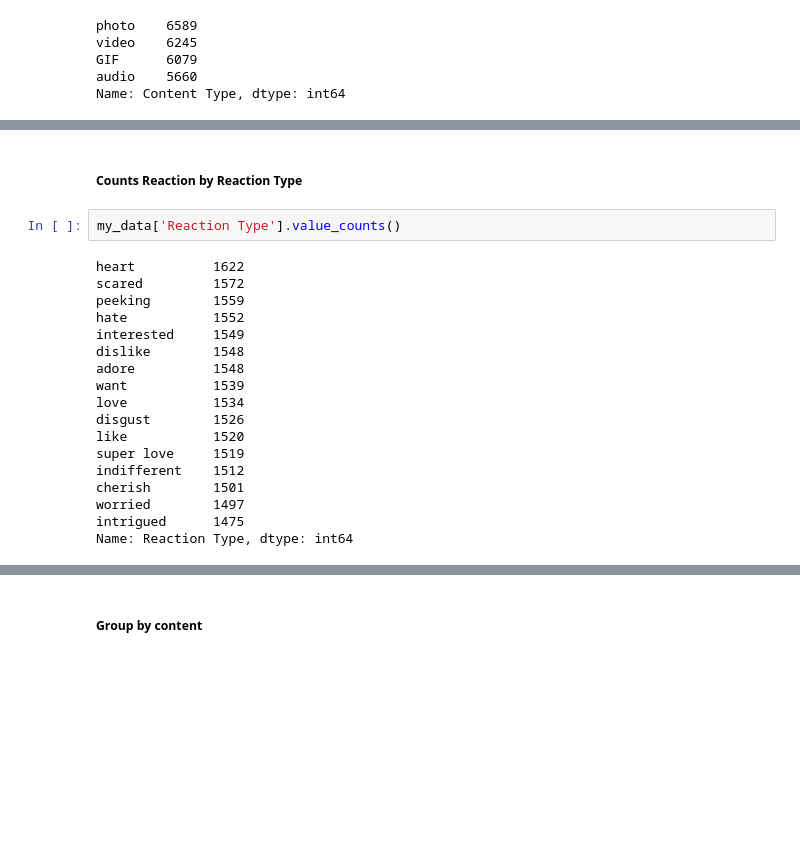
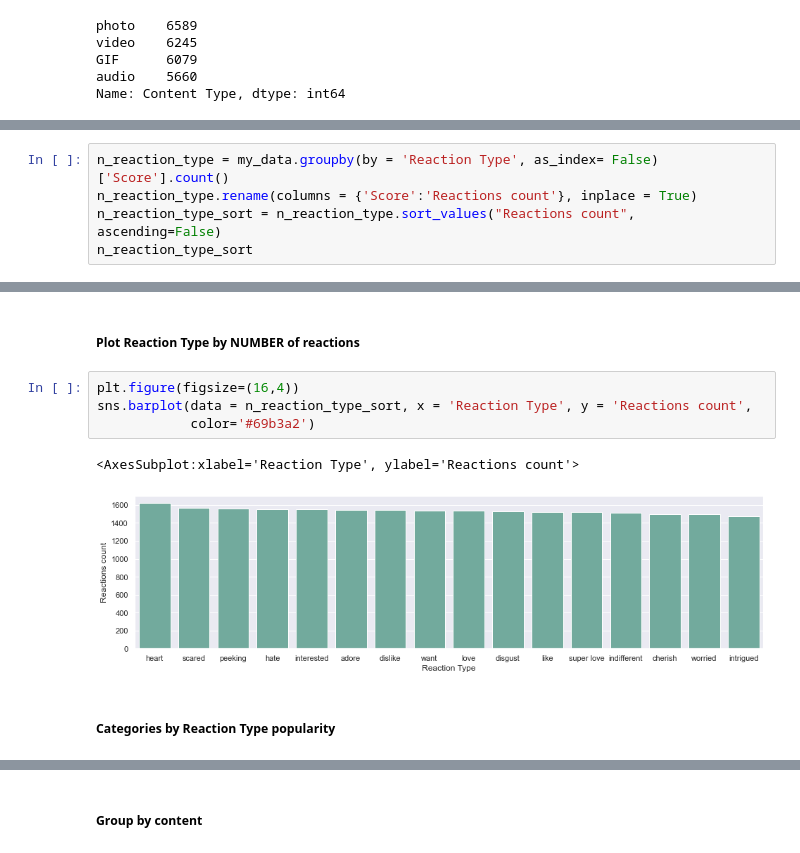
Before and after one commit to deborabastos/accenture_data_analytics, a Jupyter notebook: 2.accenture_data_analysis.ipynb, the cells around one changed output, grey strips where cells are left out. Saved outputs shown, nothing was run; the diff lists cells and outputs as text; blank space fills up the shorter version.

Commit message:
working on graphics

```diff
--- a/2.accenture_data_analysis.ipynb
+++ b/2.accenture_data_analysis.ipynb
@@ -214,0 +148,5 @@ Name: Content Type, dtype: int64
+# %%
+n_reaction_type = my_data.groupby(by = 'Reaction Type', as_index= False)['Score'].count()
+n_reaction_type.rename(columns = {'Score':'Reactions count'}, inplace = True)
+n_reaction_type_sort = n_reaction_type.sort_values("Reactions count", ascending=False)
+n_reaction_type_sort
@@ -215,22 +171,11 @@ Name: Content Type, dtype: int64
+# %% [markdown]
+##### Plot Reaction Type by NUMBER of reactions
+# %%
+plt.figure(figsize=(16,4))
+sns.barplot(data = n_reaction_type_sort, x = 'Reaction Type', y = 'Reactions count',
+            color='#69b3a2')
+# %% [output]
+<AxesSubplot:xlabel='Reaction Type', ylabel='Reactions count'>
+[figure, added]
 # %% [markdown]
-##### Counts Reaction by Reaction Type
+##### Categories by Reaction Type popularity
-# %%
-my_data['Reaction Type'].value_counts()
-# %% [output]
-heart          1622
-scared         1572
-peeking        1559
-hate           1552
-interested     1549
-dislike        1548
-adore          1548
-want           1539
-love           1534
-disgust        1526
-like           1520
-super love     1519
-indifferent    1512
-cherish        1501
-worried        1497
-intrigued      1475
-Name: Reaction Type, dtype: int64
```
Also changed, not shown: parts of 11 cells of this notebook.
